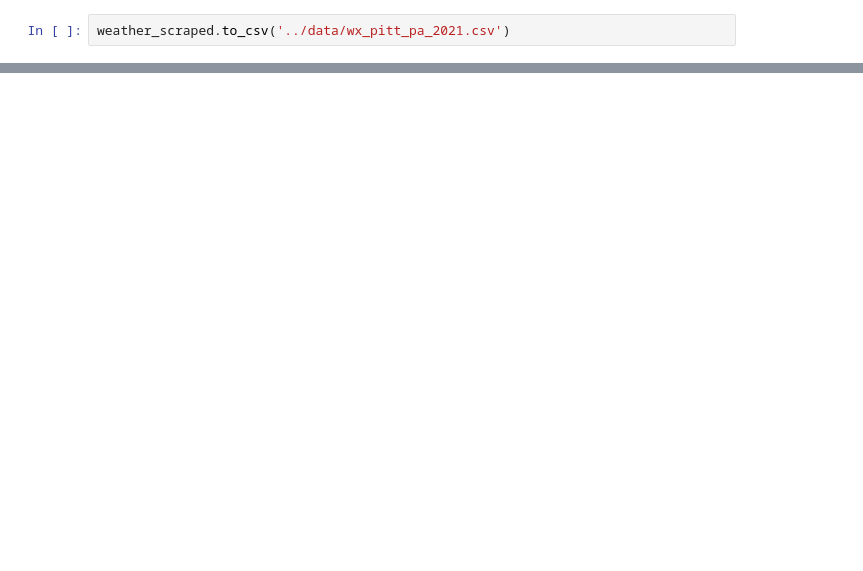
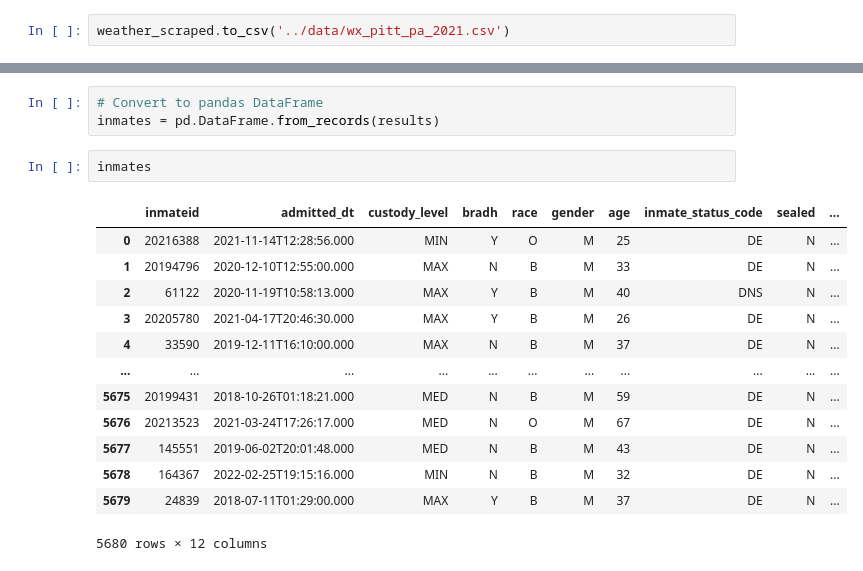
Before and after one commit to holsapple/pandas_tutorial, a Jupyter notebook: notebooks/intro_pandas.ipynb, the cells around one changed output, grey strips where cells are left out. Cells and saved outputs as stored; diff of their text form; blank space fills up the shorter version.

```diff
--- a/notebooks/intro_pandas.ipynb
+++ b/notebooks/intro_pandas.ipynb
@@ -903,0 +607,19 @@ weather_scraped.to_csv('../data/wx_pitt_pa_2021.csv')
+# %%
+# Convert to pandas DataFrame
+inmates = pd.DataFrame.from_records(results)
+# %%
+inmates
+# %% [output]
+|  | inmateid | admitted_dt | custody_level | bradh | race | gender | age | inmate_status_code | sealed | ... |
+| 0 | 20216388 | 2021-11-14T12:28:56.000 | MIN | Y | O | M | 25 | DE | N | ... |
+| 1 | 20194796 | 2020-12-10T12:55:00.000 | MAX | N | B | M | 33 | DE | N | ... |
+| 2 | 61122 | 2020-11-19T10:58:13.000 | MAX | Y | B | M | 40 | DNS | N | ... |
+| 3 | 20205780 | 2021-04-17T20:46:30.000 | MAX | Y | B | M | 26 | DE | N | ... |
+| 4 | 33590 | 2019-12-11T16:10:00.000 | MAX | N | B | M | 37 | DE | N | ... |
+| ... | ... | ... | ... | ... | ... | ... | ... | ... | ... | ... |
+| 5675 | 20199431 | 2018-10-26T01:18:21.000 | MED | N | B | M | 59 | DE | N | ... |
+| 5676 | 20213523 | 2021-03-24T17:26:17.000 | MED | N | O | M | 67 | DE | N | ... |
+| 5677 | 145551 | 2019-06-02T20:01:48.000 | MED | N | B | M | 43 | DE | N | ... |
+| 5678 | 164367 | 2022-02-25T19:15:16.000 | MIN | N | B | M | 32 | DE | N | ... |
+| 5679 | 24839 | 2018-07-11T01:29:00.000 | MAX | Y | B | M | 37 | DE | N | ... |
+5680 rows × 12 columns
```
Also changed, not shown: parts of 71 cells of this notebook.
